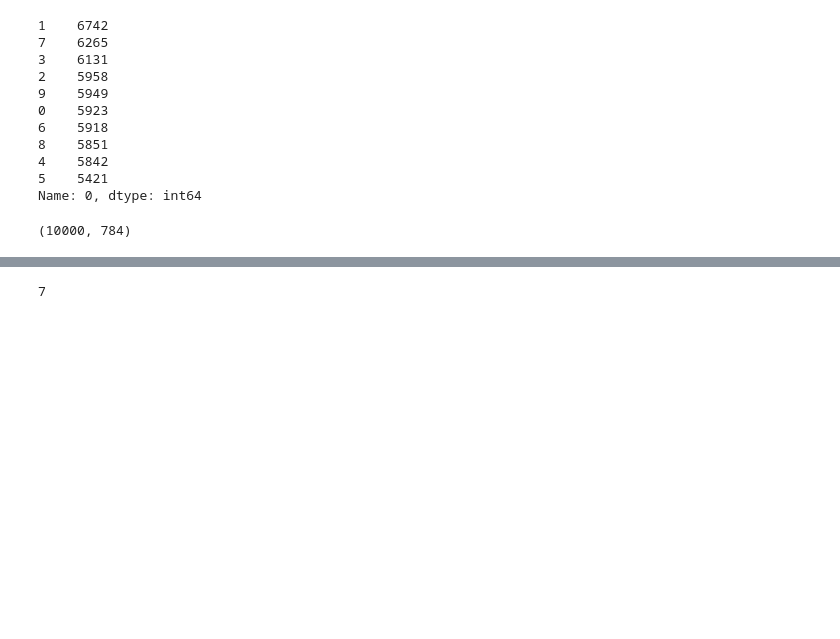
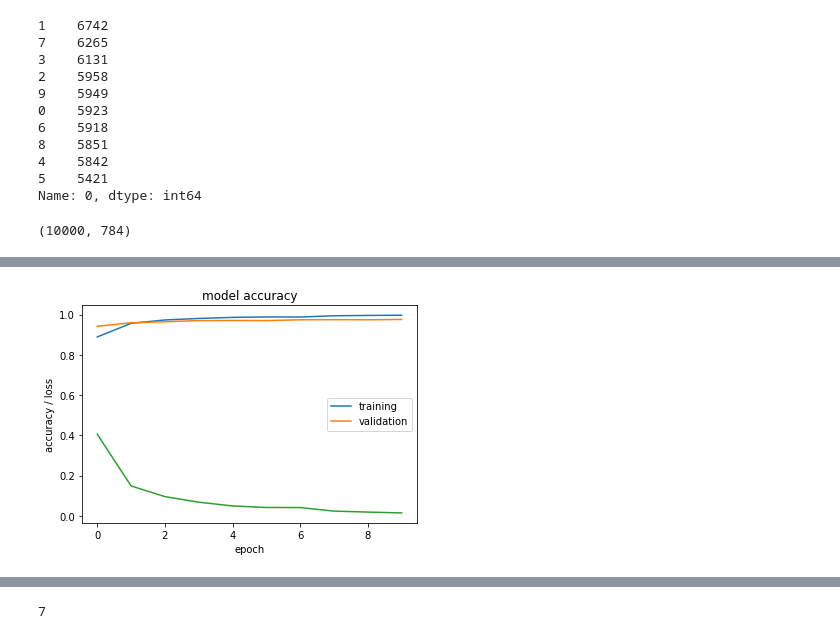
Before and after one commit to sivasaiyadav8143/Deep-Learning-with-Python, a Jupyter notebook: DeepLearningMnist.ipynb, the cells around one changed output, grey strips where cells are left out. Cells and saved outputs as stored; diff of their text form; code cells hidden in the pictures; blank space fills up the shorter version.

```diff
--- a/DeepLearningMnist.ipynb
+++ b/DeepLearningMnist.ipynb
@@ -88,3 +93,3 @@ model.compile(loss='categorical_crossentropy',optimizer='adam',metrics=['accurac
 # %%
-model.fit(x_train, y_train, epochs=10, batch_size=256, verbose=1)
+history = model.fit(x_train, y_train, epochs=10, batch_size=512, validation_split=.3, verbose=1)
 # %% [output]
@@ -109,3 +113,14 @@ Epoch 10/10
+# %%
+plt.plot(history.history['accuracy'])
+plt.plot(history.history['val_accuracy'])
+plt.plot(history.history['loss'])
+plt.title('model accuracy')
+plt.ylabel('accuracy / loss')
+plt.xlabel('epoch')
+plt.legend(['training', 'validation'], loc='best')
+plt.show()
+# %% [output]
+[figure, added]
 # %%
 loss, acc = model.evaluate(x_test, y_test, verbose=0)
 print('Accuracy: %.3f'  % acc)
```
Also changed, not shown: parts of 18 cells of this notebook.
